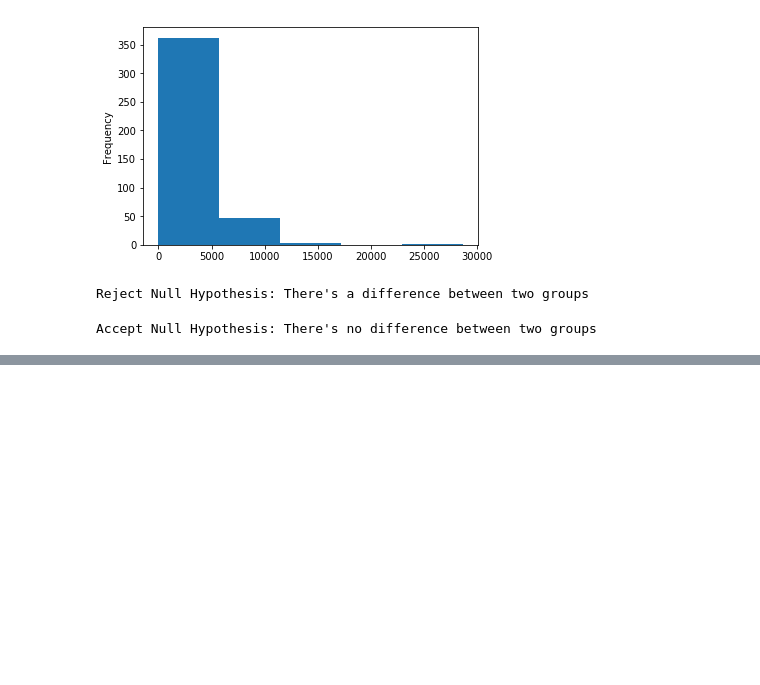
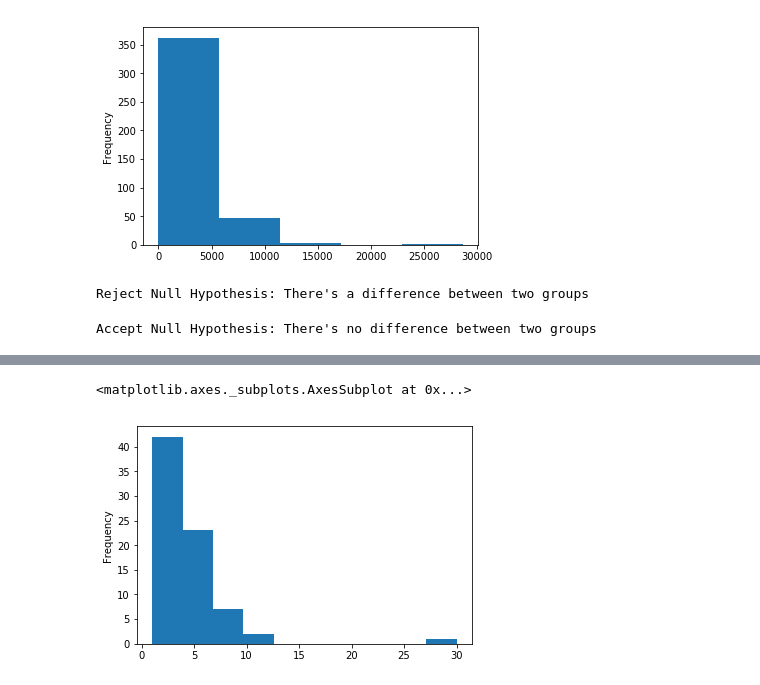
Before and after one commit to mikinomura/DS-1.1-Data-Analysis, a Jupyter notebook: MyWorks/Final-Project-Application-Data-2018.ipynb, the cells around one changed output, grey strips where cells are left out. Cells and saved outputs as stored; diff of their text form; code cells hidden in the pictures; blank space fills up the shorter version.

```diff
--- a/MyWorks/Final-Project-Application-Data-2018.ipynb
+++ b/MyWorks/Final-Project-Application-Data-2018.ipynb
@@ -191,0 +223,5 @@ Accept Null Hypothesis: There's no difference between two groups
+# %%
+x1.plot.hist()
+# %% [output]
+<matplotlib.axes._subplots.AxesSubplot at 0x...>
+[figure, added]
```
Also changed, not shown: parts of 24 cells of this notebook.
